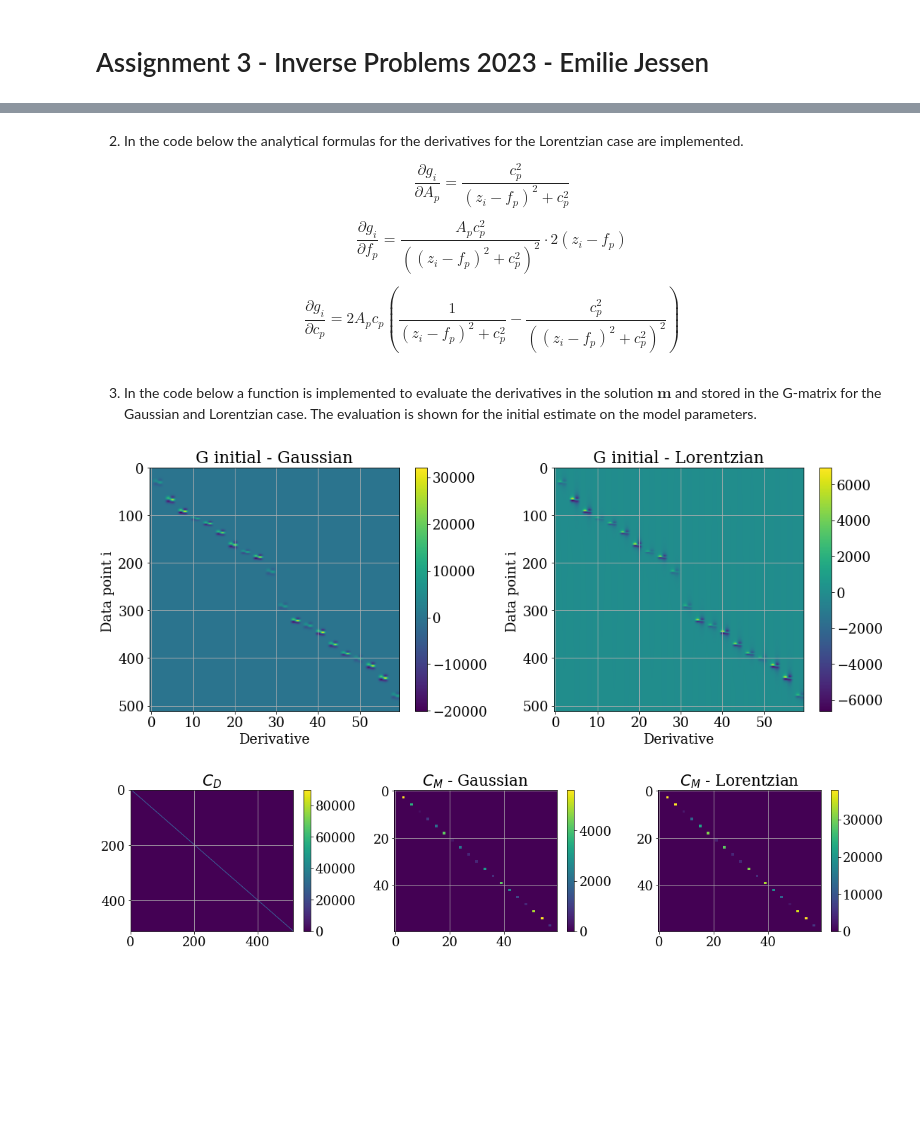
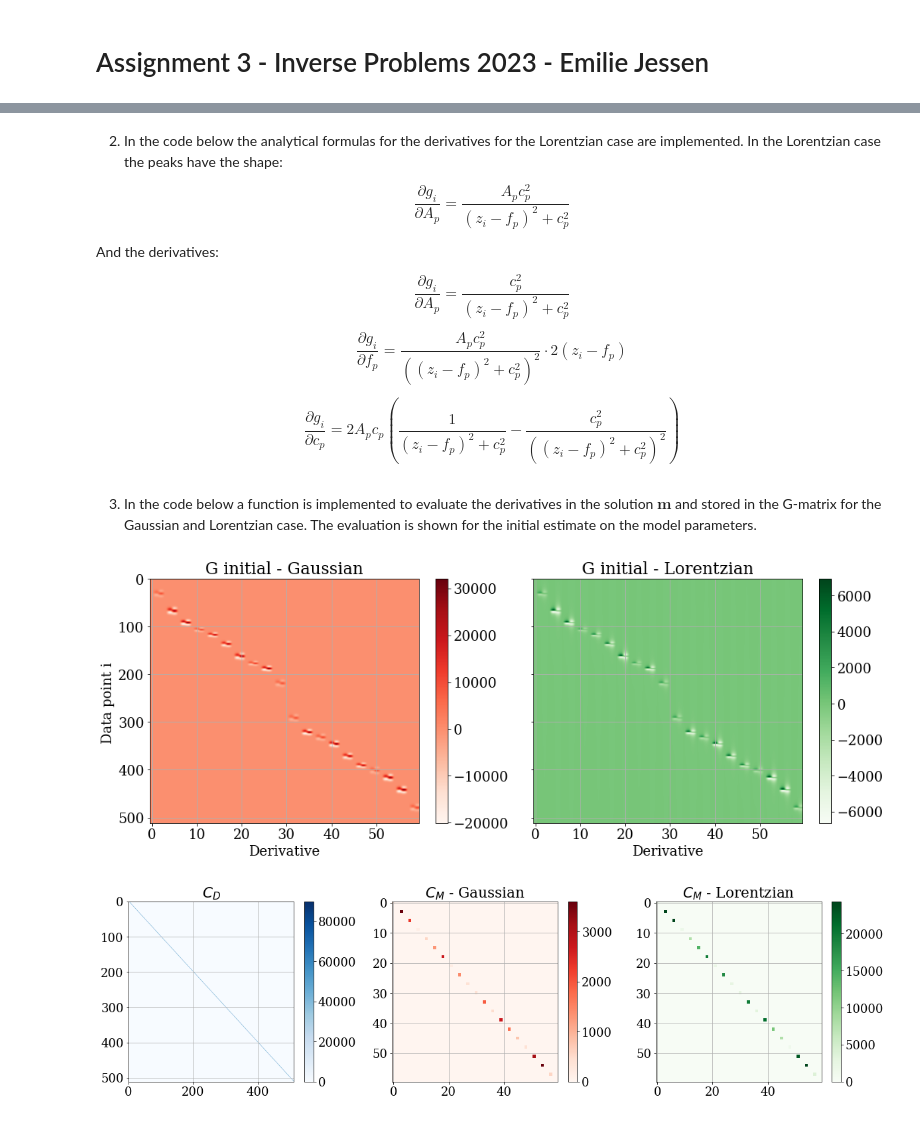
Before and after one commit to Emilie-Jessen/Inverse-Problems, a Jupyter notebook: Assignment_03/Assignment03.ipynb, the cells around one changed output, grey strips where cells are left out. Saved outputs shown, nothing was run; the diff lists cells and outputs as text; code cells hidden in the pictures; blank space fills up the shorter version.

```diff
--- a/Assignment_03/Assignment03.ipynb
+++ b/Assignment_03/Assignment03.ipynb
@@ -145,7 +155,11 @@ def dGauss_dc(x, A, c, f):
     exp = np.exp(-(x - f)**2 / (2 * c**2))
     return const1 * exp + const2 * exp * (x - f)**2 / c**3
 # %% [markdown]
-2. In the code below the analytical formulas for the derivatives for the Lorentzian case are implemented.
+2. In the code below the analytical formulas for the derivatives for the Lorentzian case are implemented. In the Lorentzian case the peaks have the shape:
+
+$$  \frac{\partial{g_i}}{\partial{A_p}} = \frac{A_p c_p^2}{(z_i - f_p)^2 + c_p^2} $$
+
+And the derivatives:
 
 $$  \frac{\partial{g_i}}{\partial{A_p}} = \frac{c_p^2}{(z_i - f_p)^2 + c_p^2} $$
 
@@ -192,64 +206,63 @@ def G_matrix(x, m, peak_shape='Gauss'):
 
     return G.T
 # %%
-# Visualising the G matrix for the initial estimate of the model - Gaussian case
+# Visualising the G matrix for the initial estimate of the model
 
 G0_Gauss = G_matrix(x, m0, 'Gauss')
 G0_Lorentz = G_matrix(x, m0, 'Lorentz')
 
-fig, ax = plt.subplots(ncols=2, figsize=(15, 6))
-im0 = ax[0].imshow(G0_Gauss, aspect='auto')
+fig, ax = plt.subplots(ncols=2, figsize=(15, 6), sharey=True)
+im0 = ax[0].imshow(G0_Gauss, cmap='Reds', aspect='auto')
 fig.colorbar(im0, ax=ax[0])
 ax[0].set(xlabel='Derivative',
        ylabel='Data point i ',
        title='G initial - Gaussian')
 
-im1 = ax[1].imshow(G0_Lorentz, aspect='auto')
+im1 = ax[1].imshow(G0_Lorentz, cmap='Greens', aspect='auto')
 fig.colorbar(im1, ax=ax[1])
 ax[1].set(xlabel='Derivative',
-       ylabel='Data point i ',
        title='G initial - Lorentzian')
 fig.tight_layout();
 # %% [output]
-[figure, old version]
+[figure, new version]
 # %%
 # Data covariance matrix - assuming uncorrelated data
 C_D = np.diag(yerr**2)
 
-
-# Estimating correlation between parameters
+# Estimating correlation between the width and area of the peaks
 corr_val = 1e-5
 corr_M = np.array([np.array([0, 1, 0]),
                    np.array([1, 0, 0]),
                    np.array([0, 0, 0])])
 corr = np.kron(np.eye(20), corr_M)
 
 
-# Esimating the uncertainties in the parameters as percentages of the initial guess
-sigma_A_Gauss = A0 * 0.05
-sigma_A_Lorentz = A0_L * 0.05
-sigma_f = f0 * 0.02
-sigma_c = c0 * 0.03
+# Esimating the uncertainties in the parameter values as percentages of the initial guess
+sigma_A_Gauss = A0 * 0.04
+sigma_A_Lorentz = A0_L * 0.04
+sigma_f = f0 * 0.01
+sigma_c = c0 * 0.02
 
+# Creating the covariance matrices for the model parameters as a sum of the diagonal matrix of the uncertainties and the correlation matrix
 C_M_Gauss = np.diag(np.array([sigma_A_Gauss**2, sigma_f**2, sigma_c**2]).reshape(3,20).T.flatten()) + corr
 C_M_Lorentz = np.diag(np.array([sigma_A_Lorentz**2, sigma_f**2, sigma_c**2]).reshape(3,20).T.flatten()) + corr
 
 
 # Visaualising the covariance matrices
-fig, ax = plt.subplots(ncols=3, figsize=(16, 4))
+fig, ax = plt.subplots(ncols=3, figsize=(17, 5))
 
-im1 = ax[0].imshow(C_D, aspect='auto')
+im1 = ax[0].imshow(C_D, cmap='Blues', aspect='auto')
 ax[0].set(title=r'$C_D$')
 
-im2 = ax[1].imshow(C_M_Gauss, aspect='auto')
+im2 = ax[1].imshow(C_M_Gauss, cmap='Reds', aspect='auto')
 ax[1].set(title=r'$C_M$ - Gaussian')
 
-im3 = ax[2].imshow(C_M_Lorentz, aspect='auto')
+im3 = ax[2].imshow(C_M_Lorentz, cmap='Greens', aspect='auto')
 ax[2].set(title=r'$C_M$ - Lorentzian')
 
 fig.colorbar(im1, ax=ax[0])
 fig.colorbar(im2, ax=ax[1])
 fig.colorbar(im3, ax=ax[2])
 fig.tight_layout();
 # %% [output]
-[figure, old version]
+[figure, new version]
```
Also changed, not shown: parts of 19 cells of this notebook, 2 other files.
